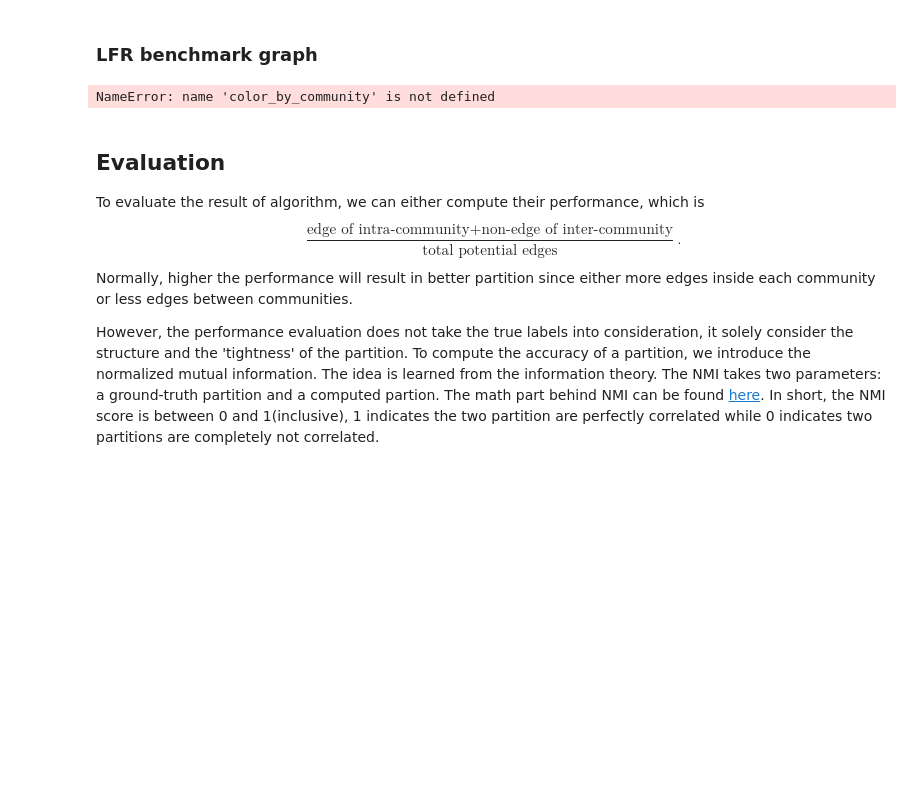
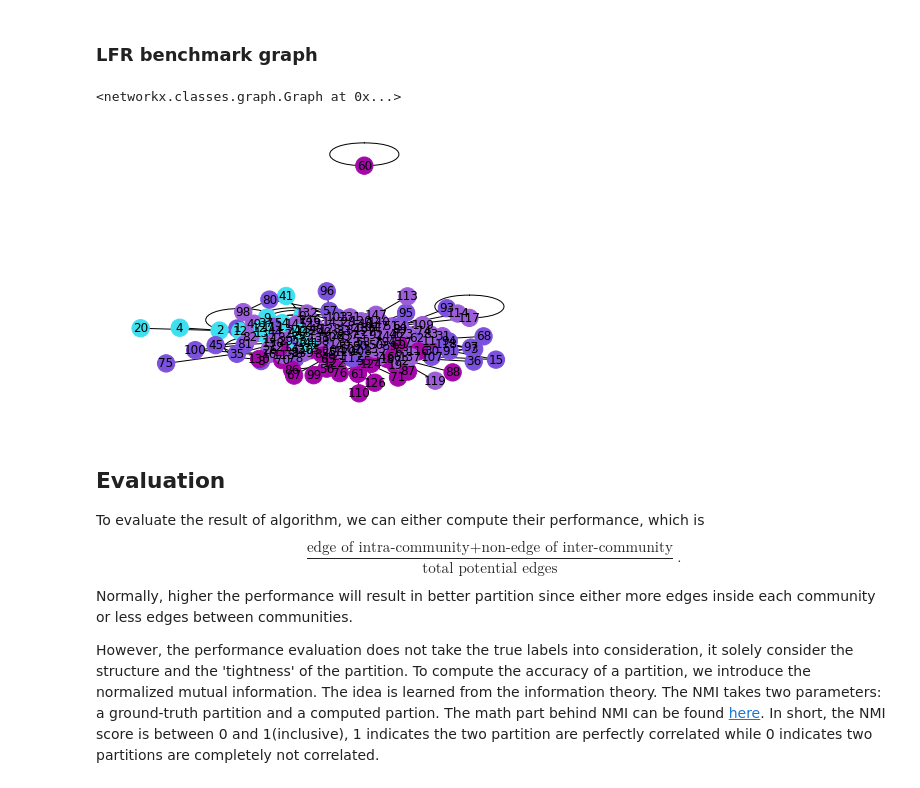
Before and after one commit to user0857/Dissertation, a Jupyter notebook: Community Detection Demo.ipynb, the cells around one changed output. Cells and saved outputs as stored; diff of their text form; code cells hidden in the pictures; blank space fills up the shorter version.

```diff
--- a/Community Detection Demo.ipynb
+++ b/Community Detection Demo.ipynb
@@ -74,16 +294,17 @@ In the previous section, we created a network without labels. The labeling proce
 ### LFR benchmark graph
 # %%
 # https://networkx.org/documentation/stable/reference/generated/networkx.generators.community.LFR_benchmark_graph.html
-n = 250
-tau1 = 3
-tau2 = 1.5
-mu = 0.1
+n = 150
+tau1 = 2
+tau2 = 1.2
+mu = 0.3
 G = LFR_benchmark_graph(
-    n, tau1, tau2, mu, average_degree=5, min_community=20, seed=10
+    n, tau1, tau2, mu, average_degree=4, min_community=20, seed=10
 )
 color_by_community(G, communities = {frozenset(G.nodes[v]["community"]) for v in G})
 # %% [output]
-NameError: name 'color_by_community' is not defined
+<networkx.classes.graph.Graph at 0x...>
+[figure, added]
 # %% [markdown]
 ## Evaluation
 To evaluate the result of algorithm, we can either compute their performance, which is $$\frac{\text{edge of intra-community} + \text{non-edge of inter-community}}{\text{total potential edges}}.$$ Normally, higher the performance will result in better partition since either more edges inside each community or less edges between communities.
```
Also changed, not shown: parts of 89 cells of this notebook.
